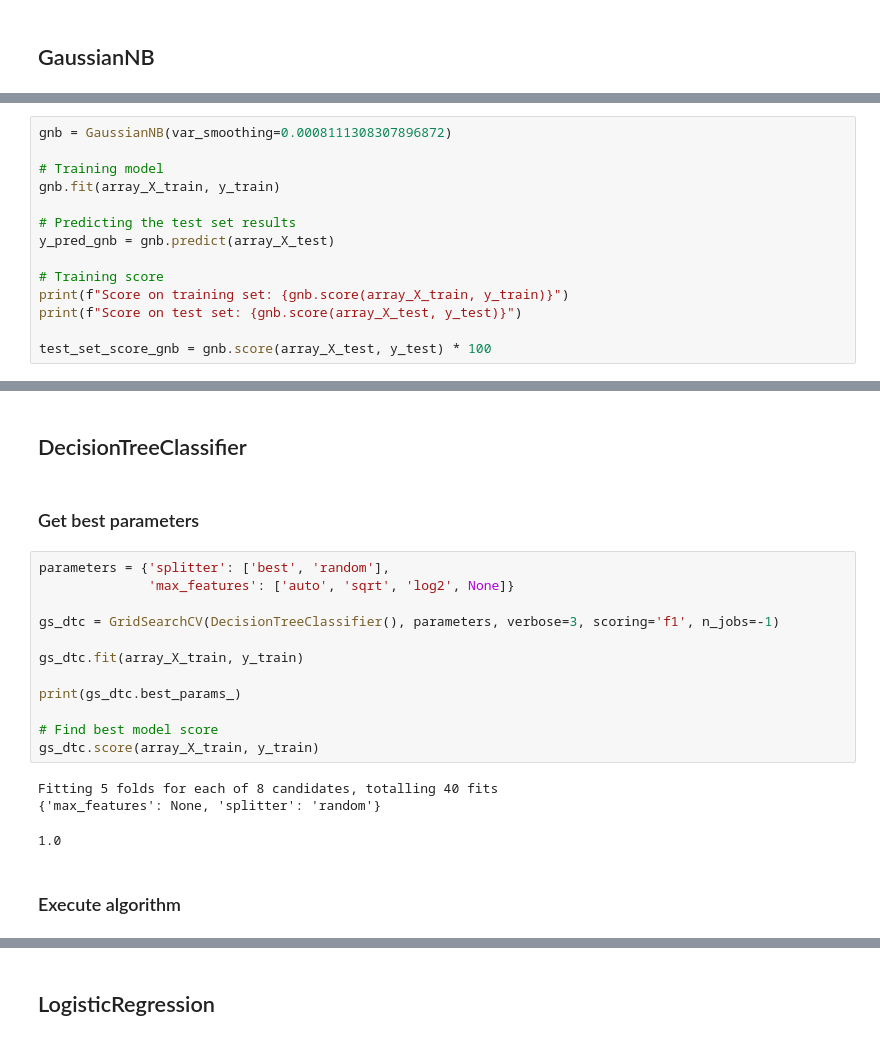
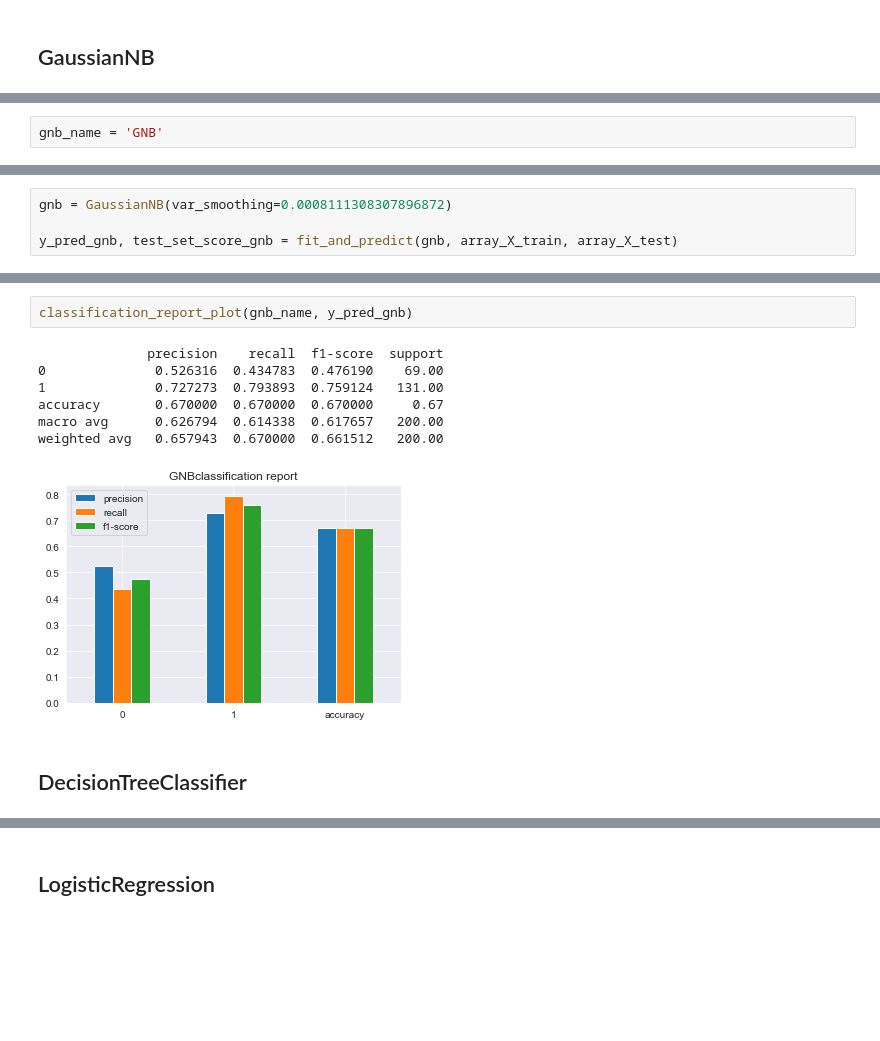
Before and after one commit to AT181903/YelpDatasetAnalysis, a Jupyter notebook: reviews_task.ipynb, the cells around one changed output, grey strips where cells are left out. Drawn from its saved outputs; the diff is of its cells as text; blank space fills up the shorter version.

```diff
--- a/reviews_task.ipynb
+++ b/reviews_task.ipynb
@@ -448,14 +398,0 @@ Fitting 5 folds for each of 100 candidates, totalling 500 fits
-# %%
-gnb = GaussianNB(var_smoothing=0.0008111308307896872)
-
-# Training model
-gnb.fit(array_X_train, y_train)
-
-# Predicting the test set results
-y_pred_gnb = gnb.predict(array_X_test)
-
-# Training score
-print(f"Score on training set: {gnb.score(array_X_train, y_train)}")
-print(f"Score on test set: {gnb.score(array_X_test, y_test)}")
-
-test_set_score_gnb = gnb.score(array_X_test, y_test) * 100
@@ -495,0 +399,2 @@ df_gnb_report
+# %%
+gnb_name = 'GNB'
@@ -495,0 +409,4 @@ df_gnb_report
+# %%
+gnb = GaussianNB(var_smoothing=0.0008111308307896872)
+
+y_pred_gnb, test_set_score_gnb = fit_and_predict(gnb, array_X_train, array_X_test)
@@ -496,22 +420,12 @@ df_gnb_report
+# %%
+classification_report_plot(gnb_name, y_pred_gnb)
+# %% [output]
+              precision    recall  f1-score  support
+0              0.526316  0.434783  0.476190    69.00
+1              0.727273  0.793893  0.759124   131.00
+accuracy       0.670000  0.670000  0.670000     0.67
+macro avg      0.626794  0.614338  0.617657   200.00
+weighted avg   0.657943  0.670000  0.661512   200.00
+[figure, added]
 # %% [markdown]
 ## DecisionTreeClassifier
-# %% [markdown]
-### Get best parameters
-# %%
-parameters = {'splitter': ['best', 'random'],
-              'max_features': ['auto', 'sqrt', 'log2', None]}
-
-gs_dtc = GridSearchCV(DecisionTreeClassifier(), parameters, verbose=3, scoring='f1', n_jobs=-1)
-
-gs_dtc.fit(array_X_train, y_train)
-
-print(gs_dtc.best_params_)
-
-# Find best model score
-gs_dtc.score(array_X_train, y_train)
-# %% [output]
-Fitting 5 folds for each of 8 candidates, totalling 40 fits
-{'max_features': None, 'splitter': 'random'}
-1.0
-# %% [markdown]
-### Execute algorithm
```
Also changed, not shown: parts of 90 cells of this notebook.
